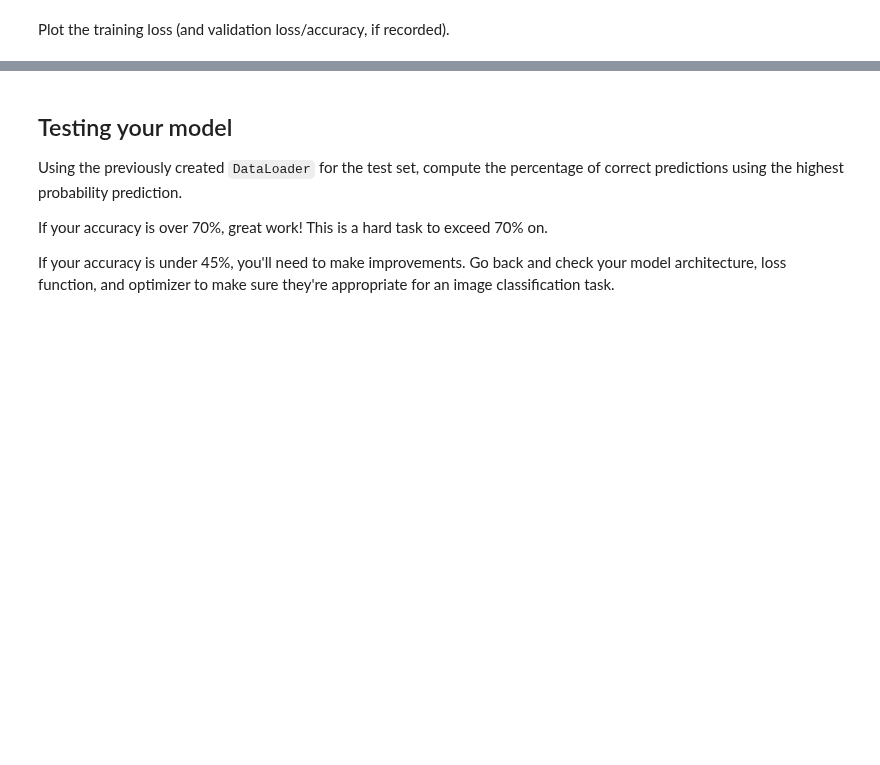
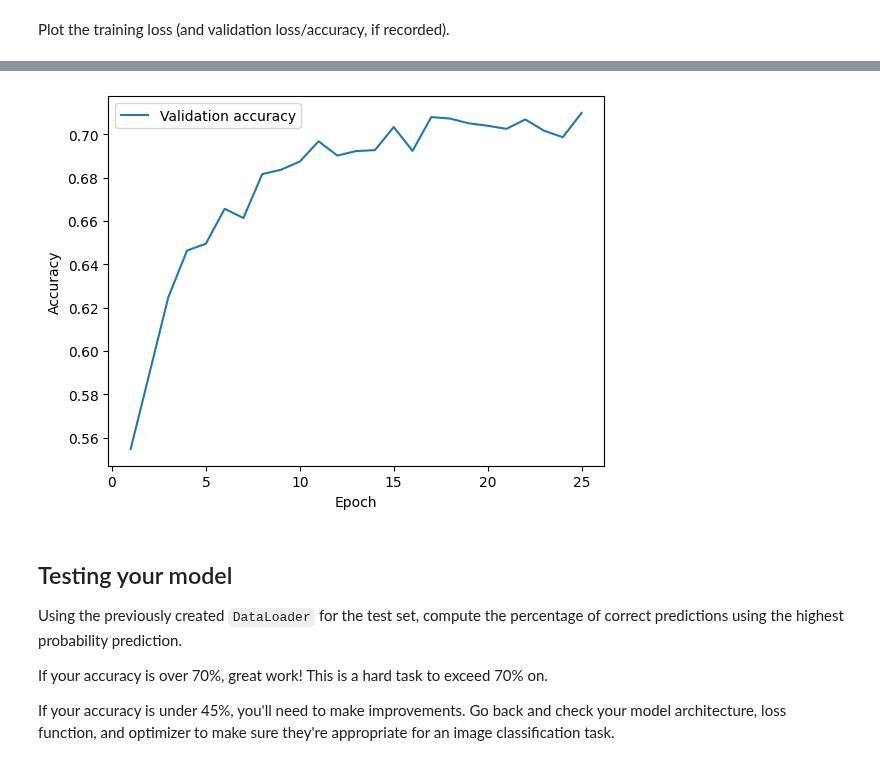
Before and after one commit to ruddyscent/udacity-workspace, a Jupyter notebook: nd229/create-your-own-image-classifier-2.0/home/CIFAR-10_Image_Classifier-STARTER.ipynb, the cells around one changed output, grey strips where cells are left out. Cells and saved outputs as stored; diff of their text form; code cells hidden in the pictures; blank space fills up the shorter version.

```diff
--- a/nd229/create-your-own-image-classifier-2.0/home/CIFAR-10_Image_Classifier-STARTER.ipynb
+++ b/nd229/create-your-own-image-classifier-2.0/home/CIFAR-10_Image_Classifier-STARTER.ipynb
@@ -106,3 +245,11 @@ Plot the training loss (and validation loss/accuracy, if recorded).
+# %%
+plt.plot(range(1, epochs + 1), valid_accs, label='Validation accuracy')
+plt.legend()
+plt.xlabel('Epoch')
+plt.ylabel('Accuracy')
+plt.show()
+# %% [output]
+[figure, added]
 # %% [markdown]
 ## Testing your model
 Using the previously created `DataLoader` for the test set, compute the percentage of correct predictions using the highest probability prediction.
```
Also changed, not shown: parts of 18 cells of this notebook.
